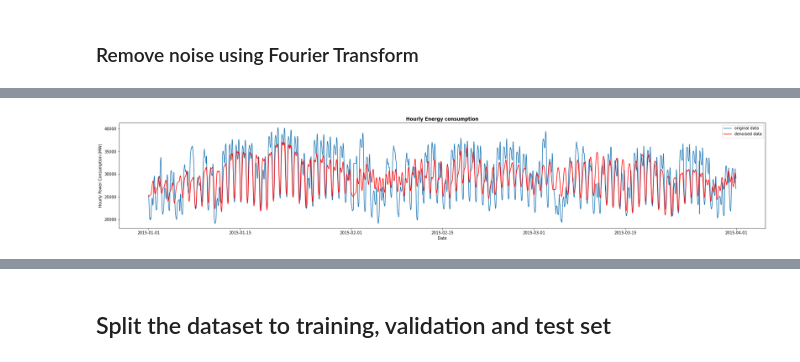
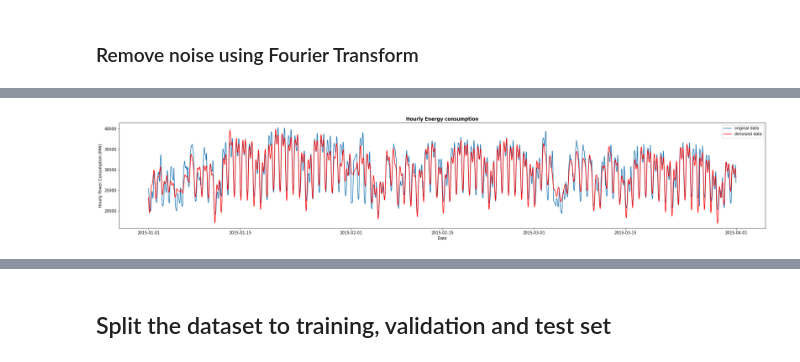
Before and after one commit to cecilialiss/multivariate-time-series-forecasting, a Jupyter notebook: MLP_vs_RNN.ipynb, the cells around one changed output, grey strips where cells are left out. Cells and saved outputs as stored; diff of their text form; code cells hidden in the pictures.

Commit message:
update data preprocessing

```diff
--- a/MLP_vs_RNN.ipynb
+++ b/MLP_vs_RNN.ipynb
@@ -238,0 +207,3 @@ energy_weather.describe()
+# %%
+# drop the timezone info in the index
+energy_weather.index = energy_weather.index.tz_localize(tz=None)
@@ -250,11 +257,11 @@ array([<AxesSubplot:xlabel='datetime'>, <AxesSubplot:xlabel='datetime'>,
 # %%
-# define a function to replace outliers (value higher or lower than 2 s.d. from the mean) with the median
+# define a function to replace outliers (value higher or lower than 2 s.d. from the mean) with the mean
 def replace_outlier(column):
     sd = column.std()
-    median = column.median()
     mean = column.mean()
-    condition = (column > mean + 2*sd) | (column < mean + 2*sd)
-    column = column.mask(column > mean + 2.5*sd, median)
+    condition = (abs(column-mean > 2*sd))
+    # column = column.mask(condition, median)
+    column = np.where(condition, mean, column)
     return column
 # %%
 # apply function to 'pressure', 'humidity', 'wind_speed', 'rain_1h', 'rain_3h' columns
@@ -279,9 +289,9 @@ energy_weather_no_outliers.describe()
 # %%
 # replace pressure higher than world record of 1084.8 with median
-energy_weather_no_outliers['pressure'] = energy_weather_no_outliers['pressure'].mask(energy_weather_no_outliers['pressure'] > 1084.4, energy_weather_no_outliers['pressure'].median())
+energy_weather_no_outliers['pressure'] = energy_weather_no_outliers['pressure'].mask(energy_weather_no_outliers['pressure'] > 1084.4, energy_weather_no_outliers['pressure'].mean())
 
 # replace pressure lower than world record of 870 with median
-energy_weather_no_outliers['pressure'] = energy_weather_no_outliers['pressure'].mask(energy_weather_no_outliers['pressure'] < 870, energy_weather_no_outliers['pressure'].median())
+energy_weather_no_outliers['pressure'] = energy_weather_no_outliers['pressure'].mask(energy_weather_no_outliers['pressure'] < 870, energy_weather_no_outliers['pressure'].mean())
 
 energy_weather_no_outliers.describe()
 # %% [output]
@@ -450,7 +465,7 @@ def fft_denoiser(x, n_components, to_real=True):
 
     return clean_data
 # %%
-denoised = fft_denoiser(energy_weather_no_outliers['total load actual'], 800000000)
+denoised = fft_denoiser(energy_weather_no_outliers['total load actual'], 85000000)
 denoised
 energy_weather_no_outliers['denoised_data'] = denoised
 energy_weather_no_outliers
@@ -477,18 +492,17 @@ See the caveats in the documentation: https://pandas.pydata.org/pandas-docs/stab
 # %%
-# plt.plot(denoised_data_05)
 plt.figure(figsize=(30, 5))
-plt.plot(energy_weather_no_outliers.loc['2015-01-01':'2015-03-31'].index, energy_weather_no_outliers['total load actual'][:2130], label='original data')
-plt.plot(energy_weather_no_outliers.loc['2015-01-01':'2015-03-31'].index, energy_weather_no_outliers['denoised_data'][:2130], color='r', label = "denoised data")
+plt.plot(energy_weather_no_outliers.loc['2015-01-01':'2015-03-31'].index, energy_weather_no_outliers['total load actual'][:2129], label='original data')
+plt.plot(energy_weather_no_outliers.loc['2015-01-01':'2015-03-31'].index, energy_weather_no_outliers['denoised_data'][:2129], color='r', label = "denoised data")
 
 
 plt.xlabel("Date")
 plt.ylabel("Hourly Power Consumption (MW)")
 
 plt.title("Hourly Energy consumption", fontweight="bold")
 plt.legend()
 plt.show()
 # %% [output]
-[figure, old version]
+[figure, new version]
 # %%
 energy_weather_no_outliers
 # %% [output]
```
Also changed, not shown: parts of 50 cells of this notebook.
